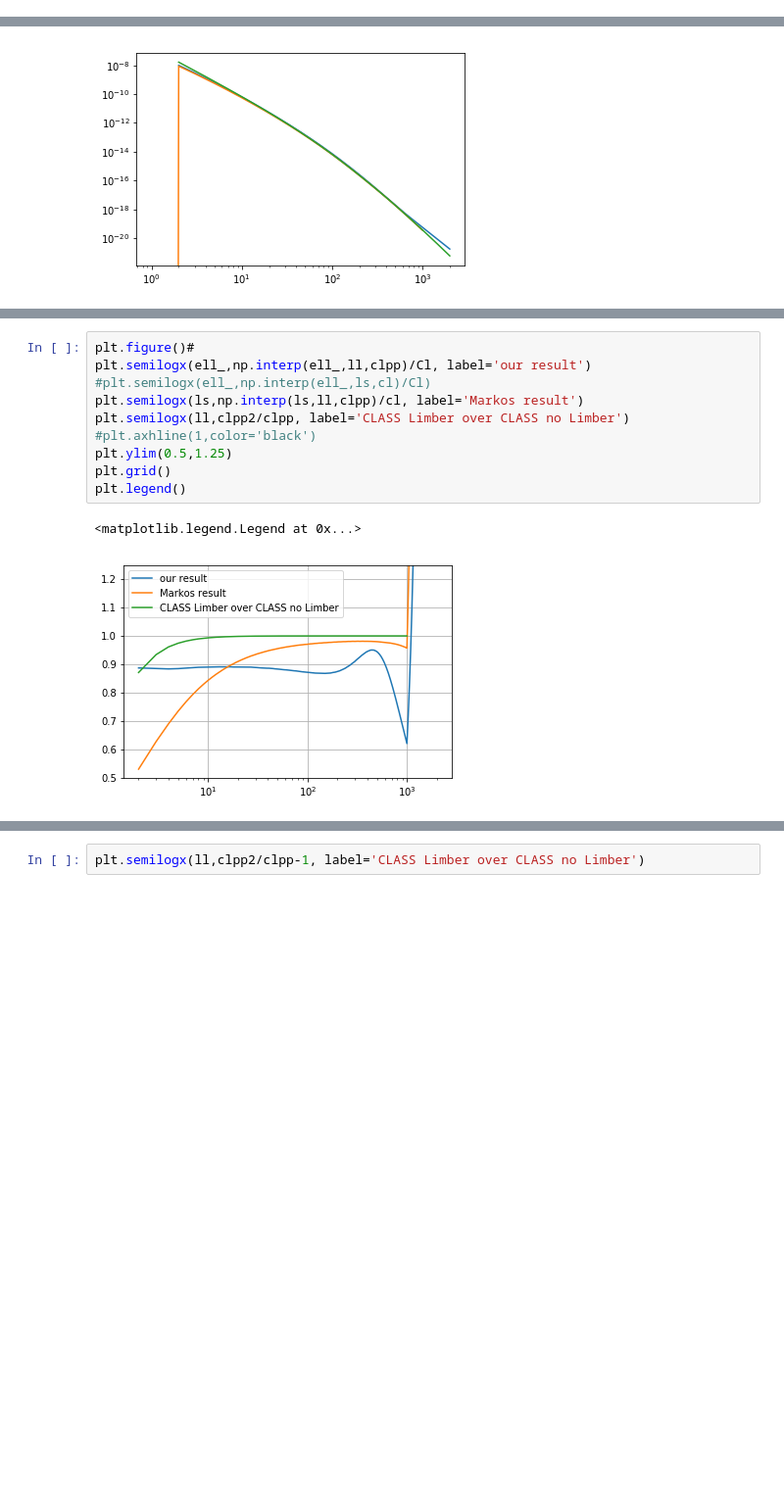
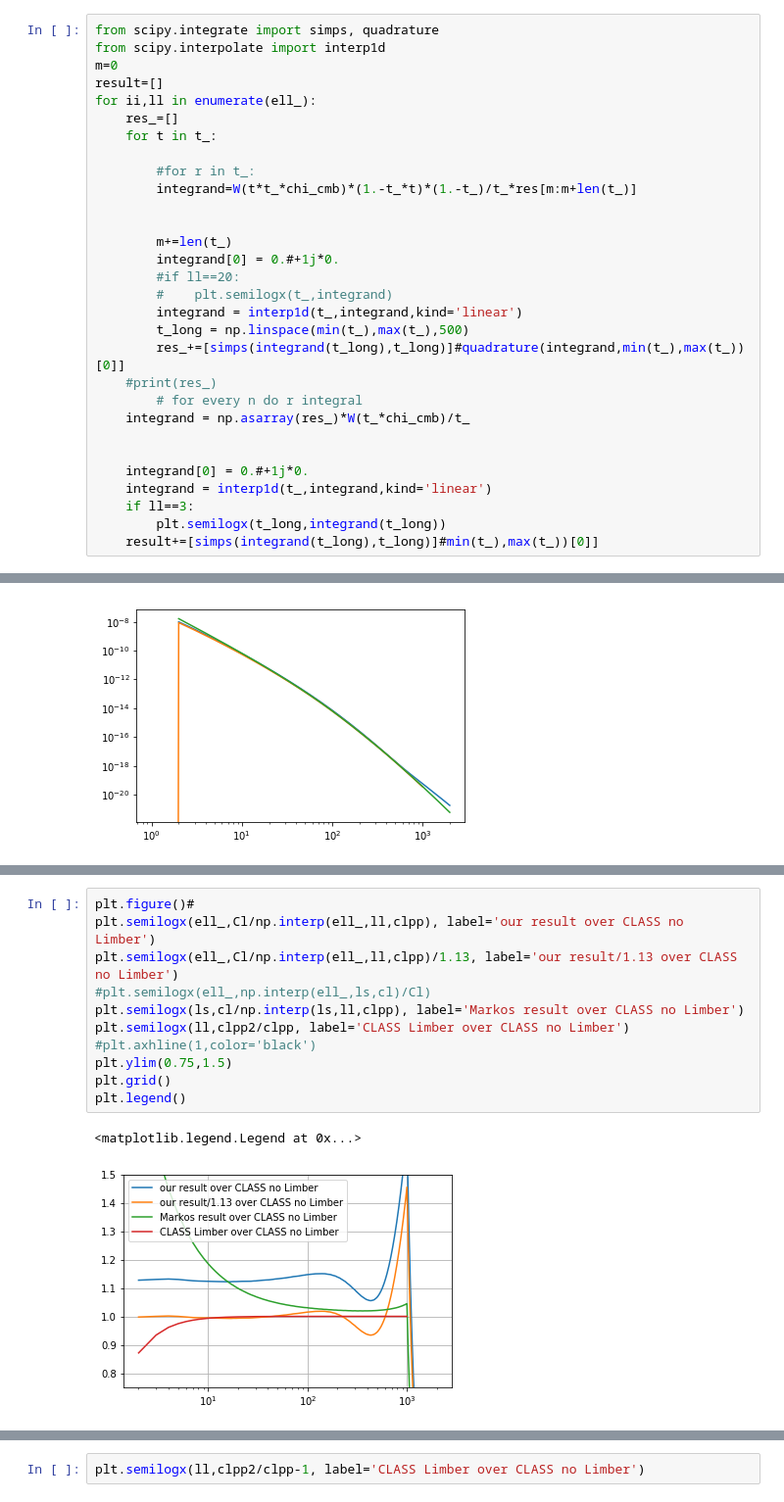
Before and after one commit to VMBoehm/postlimber, a Jupyter notebook: notebooks/CLkk rescaled.ipynb, the cells around one changed output, grey strips where cells are left out. Shown: that part at 98% size. Drawn from its saved outputs; the diff is of its cells as text; blank space fills up the shorter version.

```diff
--- a/notebooks/CLkk rescaled.ipynb
+++ b/notebooks/CLkk rescaled.ipynb
@@ -241,0 +244,30 @@ for ii,ll in enumerate(ell_):
+# %%
+from scipy.integrate import simps, quadrature
+from scipy.interpolate import interp1d
+m=0
+result=[]
+for ii,ll in enumerate(ell_):
+    res_=[]
+    for t in t_:
+
+        #for r in t_:
+        integrand=W(t*t_*chi_cmb)*(1.-t_*t)*(1.-t_)/t_*res[m:m+len(t_)]
+
+
+        m+=len(t_)
+        integrand[0] = 0.#+1j*0.
+        #if ll==20:
+        #    plt.semilogx(t_,integrand)
+        integrand = interp1d(t_,integrand,kind='linear')
+        t_long = np.linspace(min(t_),max(t_),500)
+        res_+=[simps(integrand(t_long),t_long)]#quadrature(integrand,min(t_),max(t_))[0]]
+    #print(res_)
+        # for every n do r integral
+    integrand = np.asarray(res_)*W(t_*chi_cmb)/t_
+
+
+    integrand[0] = 0.#+1j*0.
+    integrand = interp1d(t_,integrand,kind='linear')
+    if ll==3:
+        plt.semilogx(t_long,integrand(t_long))
+    result+=[simps(integrand(t_long),t_long)]#min(t_),max(t_))[0]]
@@ -323,13 +380,14 @@ array([9.82816751e-09, 2.99626098e-09, 1.24448336e-09, 6.16302028e-10,
 # %%
 plt.figure()#
-plt.semilogx(ell_,np.interp(ell_,ll,clpp)/Cl, label='our result')
+plt.semilogx(ell_,Cl/np.interp(ell_,ll,clpp), label='our result over CLASS no Limber')
+plt.semilogx(ell_,Cl/np.interp(ell_,ll,clpp)/1.13, label='our result/1.13 over CLASS no Limber')
 #plt.semilogx(ell_,np.interp(ell_,ls,cl)/Cl)
-plt.semilogx(ls,np.interp(ls,ll,clpp)/cl, label='Markos result')
+plt.semilogx(ls,cl/np.interp(ls,ll,clpp), label='Markos result over CLASS no Limber')
 plt.semilogx(ll,clpp2/clpp, label='CLASS Limber over CLASS no Limber')
 #plt.axhline(1,color='black')
-plt.ylim(0.5,1.25)
+plt.ylim(0.75,1.5)
 plt.grid()
 plt.legend()
 # %% [output]
 <matplotlib.legend.Legend at 0x...>
-[figure, old version]
+[figure, new version]
```
Also changed, not shown: parts of 16 cells of this notebook, 2 other files.
